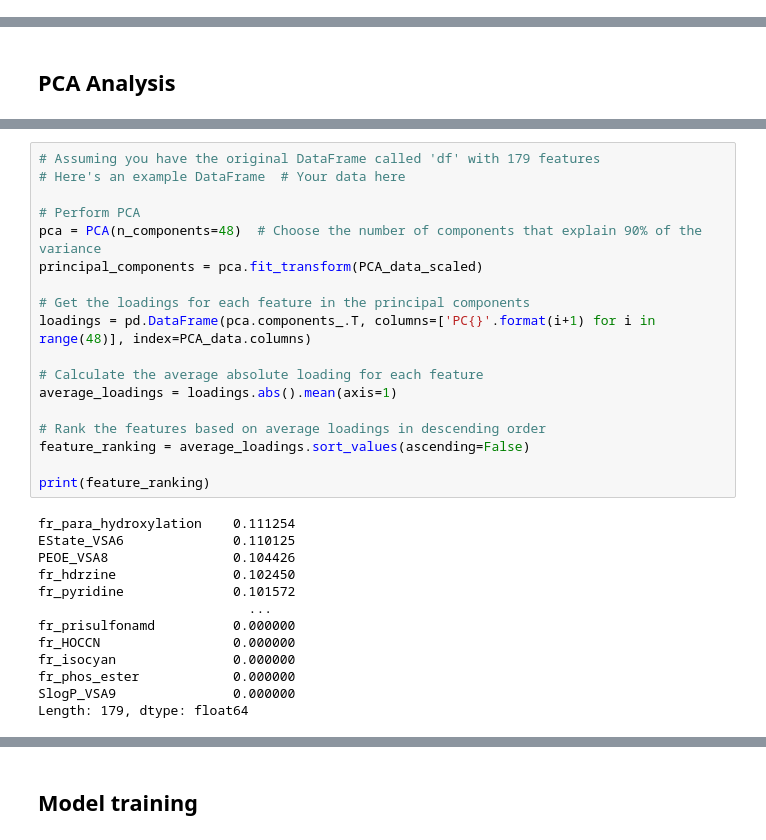
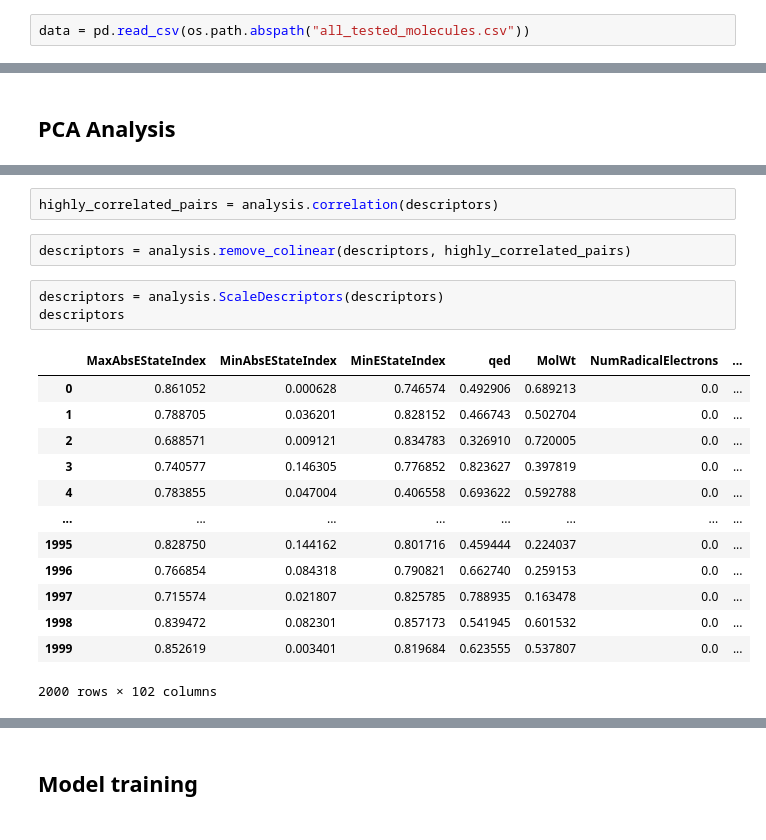
Before and after one commit to jespervh19/8CC00Code, a Jupyter notebook: GroupAssignment/Group_assignment_notebook.ipynb, the cells around one changed output, grey strips where cells are left out. Saved outputs shown, nothing was run; the diff lists cells and outputs as text.

```diff
--- a/GroupAssignment/Group_assignment_notebook.ipynb
+++ b/GroupAssignment/Group_assignment_notebook.ipynb
@@ -18 +19,3 @@ dataloader = dataloaders.DataLoader(file)
+# %%
+data = pd.read_csv(os.path.abspath("all_tested_molecules.csv"))
 # %%
@@ -136,31 +44,21 @@ plt.show()
-# %%
-# Assuming you have the original DataFrame called 'df' with 179 features
-# Here's an example DataFrame  # Your data here
-
-# Perform PCA
-pca = PCA(n_components=48)  # Choose the number of components that explain 90% of the variance
-principal_components = pca.fit_transform(PCA_data_scaled)
-
-# Get the loadings for each feature in the principal components
-loadings = pd.DataFrame(pca.components_.T, columns=['PC{}'.format(i+1) for i in range(48)], index=PCA_data.columns)
-
-# Calculate the average absolute loading for each feature
-average_loadings = loadings.abs().mean(axis=1)
-
-# Rank the features based on average loadings in descending order
-feature_ranking = average_loadings.sort_values(ascending=False)
-
-print(feature_ranking)
-# %% [output]
-fr_para_hydroxylation    0.111254
-EState_VSA6              0.110125
-PEOE_VSA8                0.104426
-fr_hdrzine               0.102450
-fr_pyridine              0.101572
-                           ...
-fr_prisulfonamd          0.000000
-fr_HOCCN                 0.000000
-fr_isocyan               0.000000
-fr_phos_ester            0.000000
-SlogP_VSA9               0.000000
-Length: 179, dtype: float64
+# %%
+highly_correlated_pairs = analysis.correlation(descriptors)
+# %%
+descriptors = analysis.remove_colinear(descriptors, highly_correlated_pairs)
+# %%
+descriptors = analysis.ScaleDescriptors(descriptors)
+descriptors
+# %% [output]
+|  | MaxAbsEStateIndex | MinAbsEStateIndex | MinEStateIndex | qed | MolWt | NumRadicalElectrons | ... |
+| 0 | 0.861052 | 0.000628 | 0.746574 | 0.492906 | 0.689213 | 0.0 | ... |
+| 1 | 0.788705 | 0.036201 | 0.828152 | 0.466743 | 0.502704 | 0.0 | ... |
+| 2 | 0.688571 | 0.009121 | 0.834783 | 0.326910 | 0.720005 | 0.0 | ... |
+| 3 | 0.740577 | 0.146305 | 0.776852 | 0.823627 | 0.397819 | 0.0 | ... |
+| 4 | 0.783855 | 0.047004 | 0.406558 | 0.693622 | 0.592788 | 0.0 | ... |
+| ... | ... | ... | ... | ... | ... | ... | ... |
+| 1995 | 0.828750 | 0.144162 | 0.801716 | 0.459444 | 0.224037 | 0.0 | ... |
+| 1996 | 0.766854 | 0.084318 | 0.790821 | 0.662740 | 0.259153 | 0.0 | ... |
+| 1997 | 0.715574 | 0.021807 | 0.825785 | 0.788935 | 0.163478 | 0.0 | ... |
+| 1998 | 0.839472 | 0.082301 | 0.857173 | 0.541945 | 0.601532 | 0.0 | ... |
+| 1999 | 0.852619 | 0.003401 | 0.819684 | 0.623555 | 0.537807 | 0.0 | ... |
+2000 rows × 102 columns
```
Also changed, not shown: parts of 30 cells of this notebook, 13 other files.
